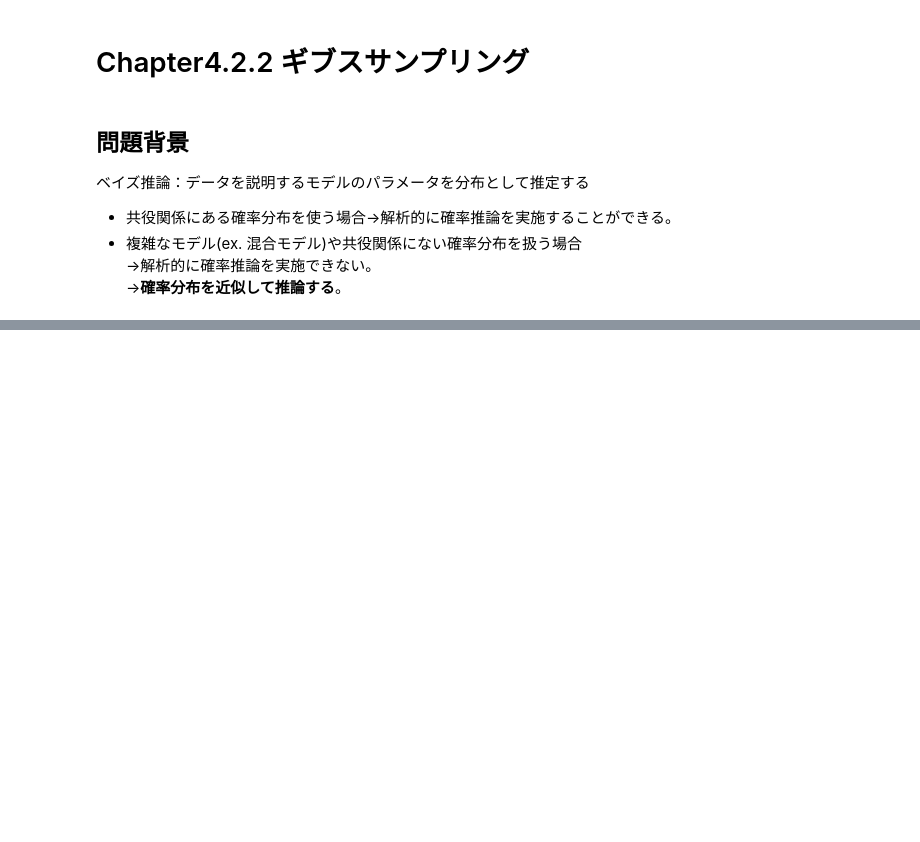
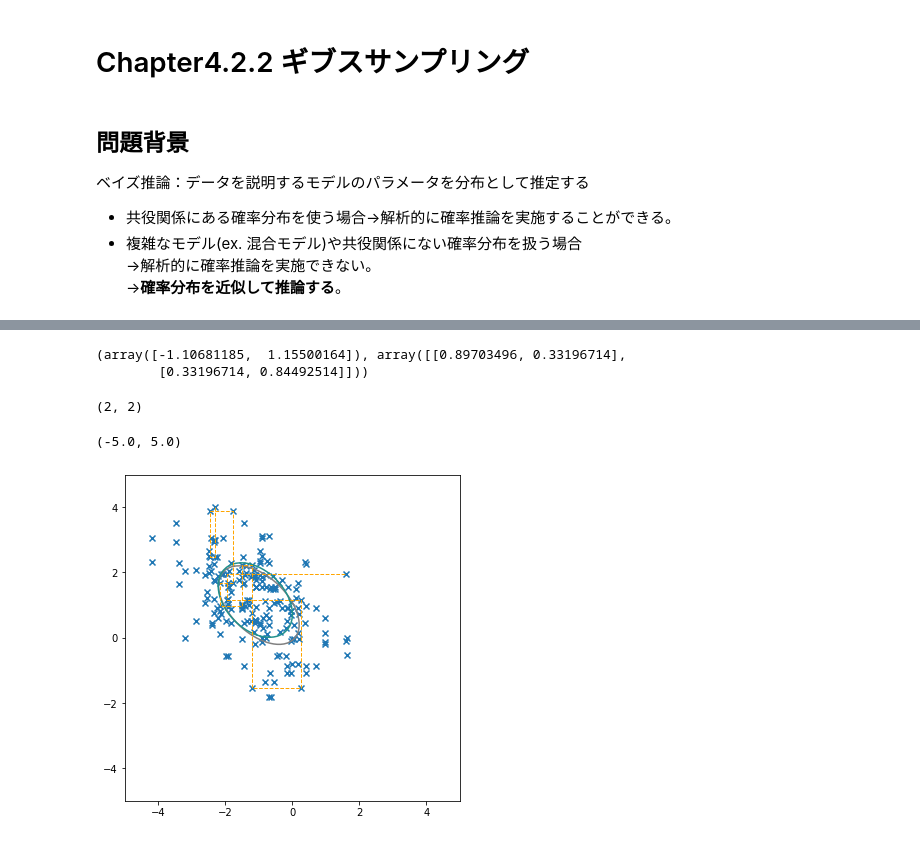
Before and after one commit to kei-mo/bayesian-ml, a Jupyter notebook: chapter4_gibbs_sampling.ipynb, the cells around one changed output, grey strips where cells are left out. Drawn from its saved outputs; the diff is of its cells as text; code cells hidden in the pictures; blank space fills up the shorter version.

```diff
--- a/chapter4_gibbs_sampling.ipynb
+++ b/chapter4_gibbs_sampling.ipynb
@@ -62,0 +263,27 @@ for i in range(step):
+# %%
+mu_hat,lambda_hat
+# %% [output]
+(array([-1.10681185,  1.15500164]), array([[0.89703496, 0.33196714],
+        [0.33196714, 0.84492514]]))
+# %%
+history["lambda_hat"][i].shape
+# %% [output]
+(2, 2)
+# %%
+fig,ax = plt.subplots(1,1,figsize=(6,6))
+density = multivariate_normal(mean=mu_true, cov=sigma_true).pdf(x_point)
+cont0 = ax.contour(x0_line,x1_line,density,levels=1,colors=["gray"])
+# cont0.clabel(fmt='%1.2f',fontsize=8)
+
+density = multivariate_normal(mean=mu_hat, cov=np.linalg.inv(lambda_hat)).pdf(x_point)
+cont1 = ax.contour(x0_line,x1_line,density,levels=1)
+# cont1.clabel(fmt='%1.2f',fontsize=8)
+
+ax.scatter(history["x"][3:,0],history["x"][3:,1],marker="x")
+ax.plot(history["x"][3:20,0],history["x"][3:20,1],ls="--",lw=1,color="orange")
+
+ax.set_xlim(x_min,x_max)
+ax.set_ylim(y_min,y_max)
+# %% [output]
+(-5.0, 5.0)
+[figure, added]
```
Also changed, not shown: parts of 31 cells of this notebook.
